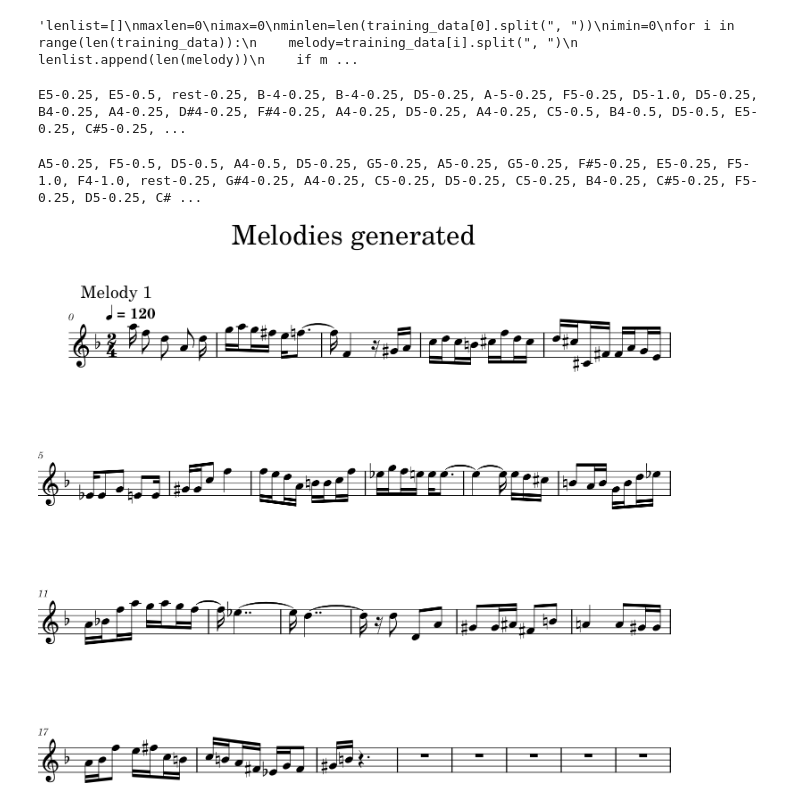
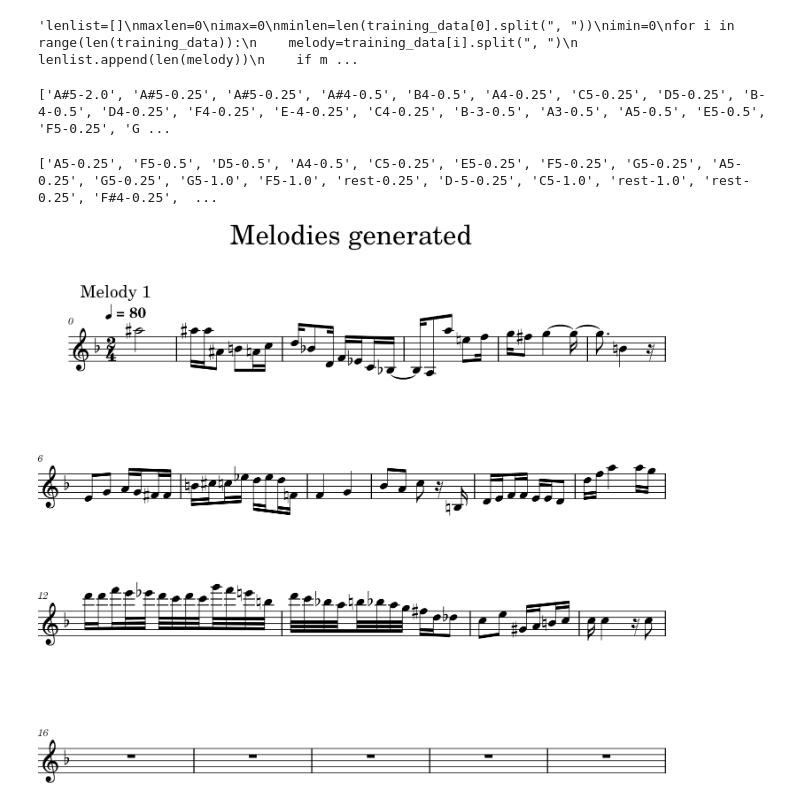
Before and after one commit to Gowthraven/Projet_M2, a Jupyter notebook: test_markov.ipynb, the cells around one changed output. Drawn from its saved outputs; the diff is of its cells as text; code cells hidden in the pictures.

```diff
--- a/test_markov.ipynb
+++ b/test_markov.ipynb
@@ -40,21 +40,19 @@ states=extract_states(training_data)
 model=MarkovChainMelodyGenerator(states)
 model.train(training_data)
 # %%
-generated_melody = model.generate(100)
-generated_melody_string=generated_to_string(generated_melody)
-print(generated_melody_string)
+generated_melody = model.generate(16,mode="measure")
+print(generated_melody)
 # %% [output]
-E5-0.25, E5-0.5, rest-0.25, B-4-0.25, B-4-0.25, D5-0.25, A-5-0.25, F5-0.25, D5-1.0, D5-0.25, B4-0.25, A4-0.25, D#4-0.25, F#4-0.25, A4-0.25, D5-0.25, A4-0.25, C5-0.5, B4-0.5, D5-0.5, E5-0.25, C#5-0.25, ...
+['A#5-2.0', 'A#5-0.25', 'A#5-0.25', 'A#4-0.5', 'B4-0.5', 'A4-0.25', 'C5-0.25', 'D5-0.25', 'B-4-0.5', 'D4-0.25', 'F4-0.25', 'E-4-0.25', 'C4-0.25', 'B-3-0.5', 'A3-0.5', 'A5-0.5', 'E5-0.5', 'F5-0.25', 'G ...
 # %%
-generated_melody2 = model.generate(100,starting_sequence=[("A5",0.25), ("F5",0.5), ("D5",0.5), ("A4",0.5)])
-generated_melody_string2=generated_to_string(generated_melody2)
-print(generated_melody_string2)
+generated_melody2 = model.generate(20,starting_sequence=[("A5-0.25"), ("F5-0.5"), ("D5-0.5"), ("A4-0.5")])
+print(generated_melody2)
 # %% [output]
-A5-0.25, F5-0.5, D5-0.5, A4-0.5, D5-0.25, G5-0.25, A5-0.25, G5-0.25, F#5-0.25, E5-0.25, F5-1.0, F4-1.0, rest-0.25, G#4-0.25, A4-0.25, C5-0.25, D5-0.25, C5-0.25, B4-0.25, C#5-0.25, F5-0.25, D5-0.25, C# ...
+['A5-0.25', 'F5-0.5', 'D5-0.5', 'A4-0.5', 'C5-0.25', 'E5-0.25', 'F5-0.25', 'G5-0.25', 'A5-0.25', 'G5-0.25', 'G5-1.0', 'F5-1.0', 'rest-0.25', 'D-5-0.25', 'C5-1.0', 'rest-1.0', 'rest-0.25', 'F#4-0.25',  ...
 # %%
-visualize("2/4",["F"],[generated_melody_string2]).show()
+visualize("2/4",["F"],[generated_melody]).show()
 # %% [output]
-[figure, old version]
+[figure, new version]
 # %%
 #Folk (Windows)
 music21.environment.set('musescoreDirectPNGPath',str(os.path.join("C:\\", "Program Files","MuseScore 4","bin","MuseScore4.exe")))
```
Also changed, not shown: parts of 2 cells of this notebook, 11 other files.
